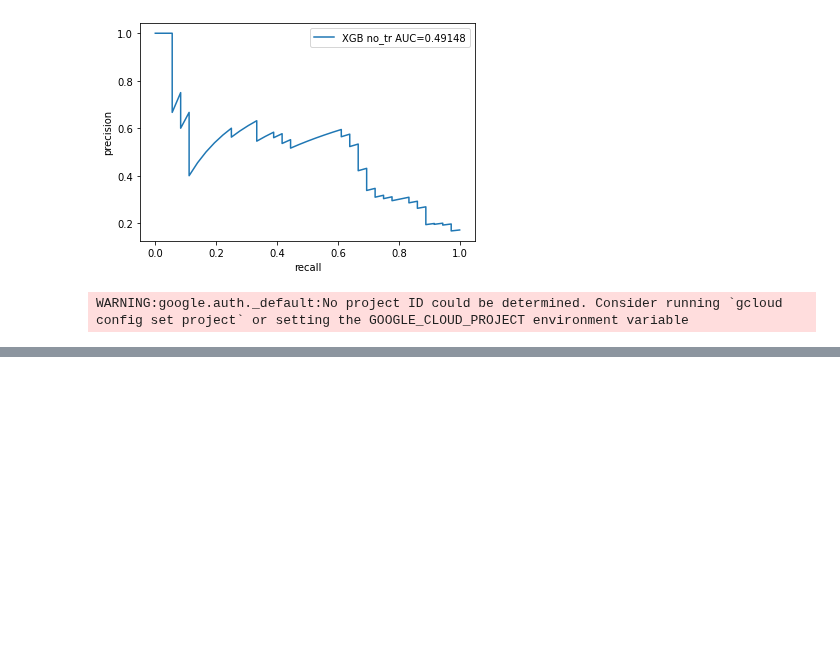
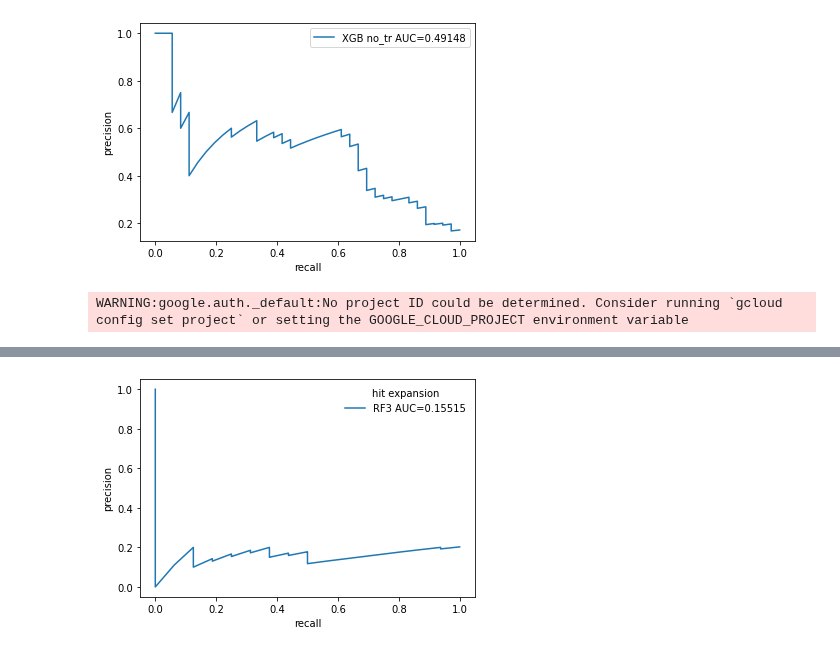
Before and after one commit to jglaser/gigadocking_notebooks, a Jupyter notebook: ML.ipynb, the cells around one changed output, grey strips where cells are left out. Drawn from its saved outputs; the diff is of its cells as text; code cells hidden in the pictures; blank space fills up the shorter version.

```diff
--- a/ML.ipynb
+++ b/ML.ipynb
@@ -643,0 +701,17 @@ WARNING:google.auth._default:No project ID could be determined. Consider running
+# %%
+fig = plt.figure()
+ax = fig.subplots()
+
+yreal = df_xgboost_rf2_grouped.residual_activity < .25
+yproba = df_xgboost_rf2_grouped.xgb_score
+p, r, _ = precision_recall_curve(yreal, yproba)
+auc = np.trapz(p[::-1],r[::-1])
+ax.plot(r,p,label='RF3 AUC={:.5f}'.format(auc))
+
+
+ax.set_xlabel('recall')
+ax.set_ylabel('precision')
+ax.legend(frameon=False,title='hit expansion')
+plt.show()
+# %% [output]
+[figure, added]
```
Also changed, not shown: parts of 7 cells of this notebook.
